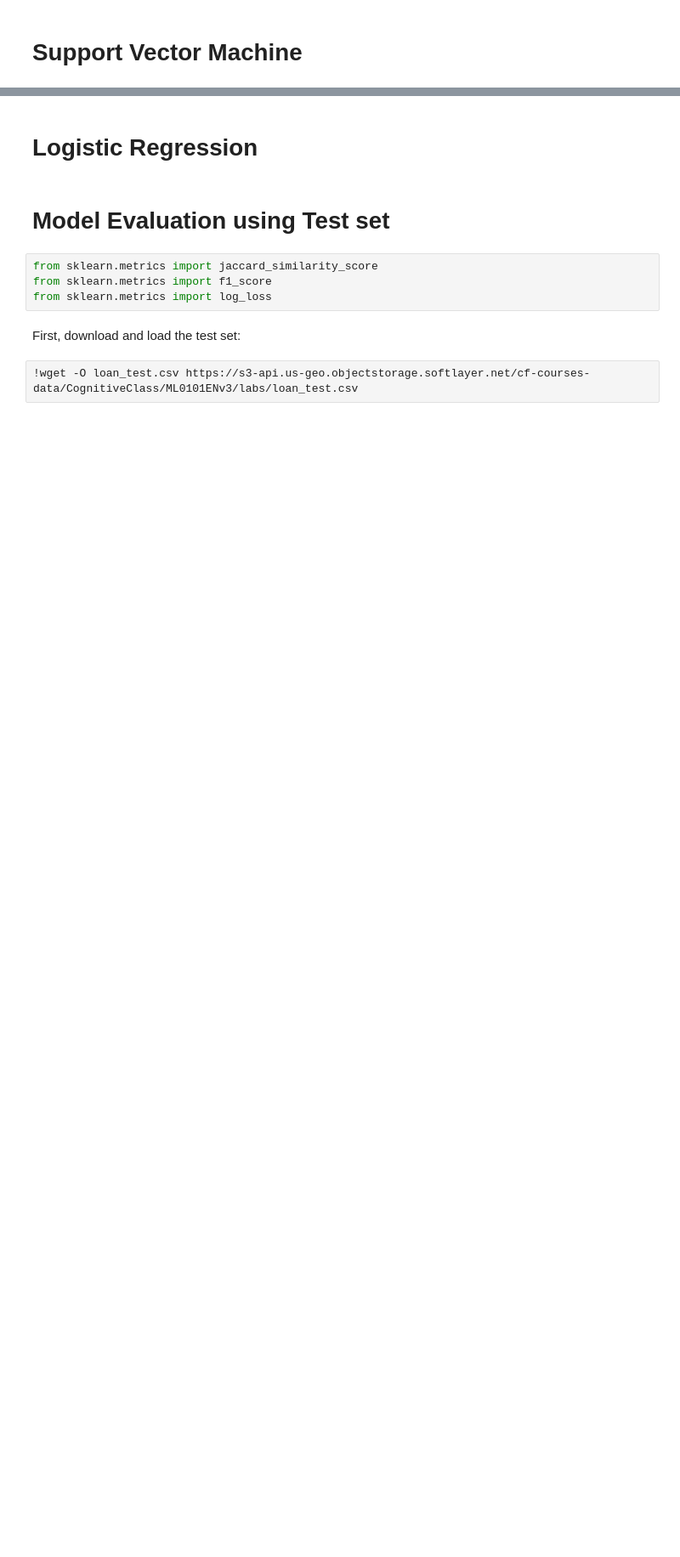
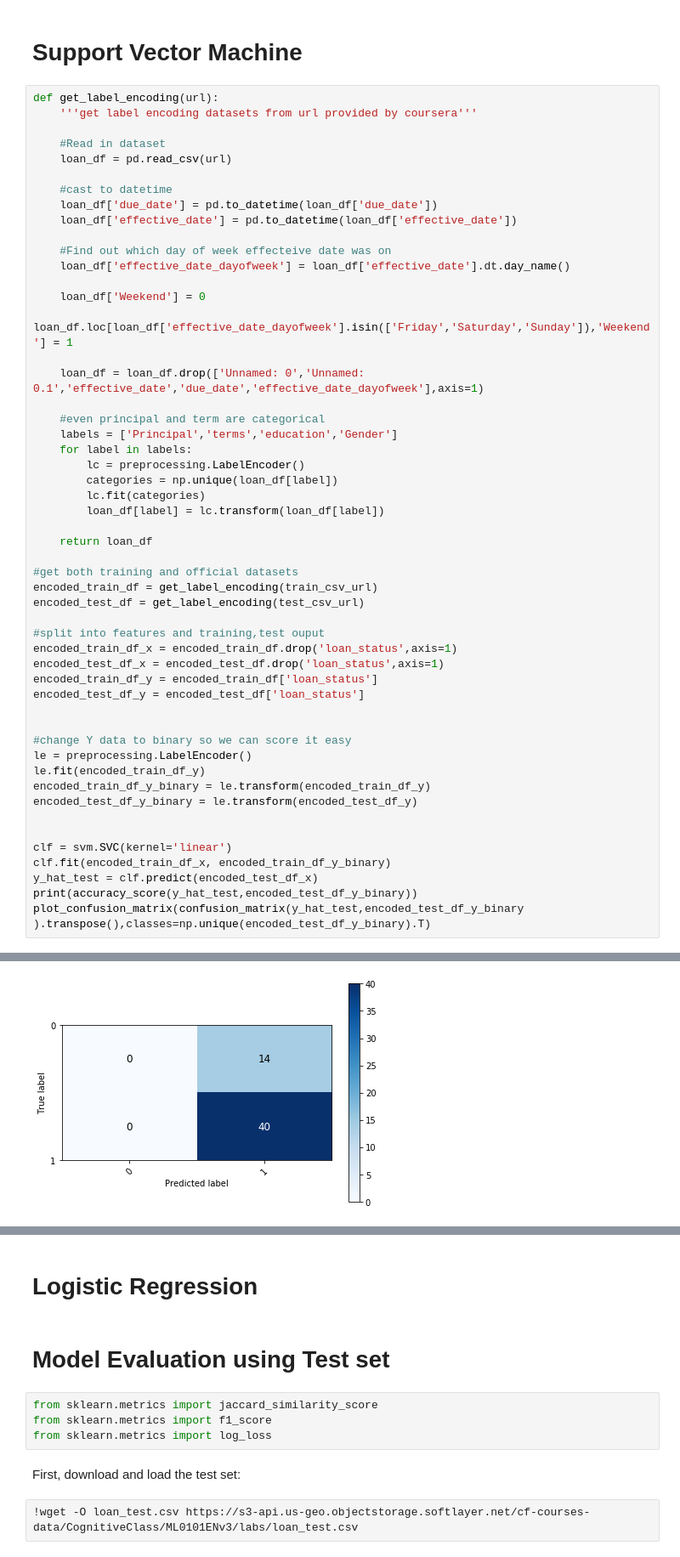
Before and after one commit to jwillis0720/CourseraJRW, a Jupyter notebook: IBM/MachineLearningwPython/week6_final/ML0101EN-Proj-Loan-py-v1.ipynb, the cells around one changed output, grey strips where cells are left out. Shown at 85% size. Cells and saved outputs as stored; diff of their text form; blank space fills up the shorter version.

```diff
--- a/IBM/MachineLearningwPython/week6_final/ML0101EN-Proj-Loan-py-v1.ipynb
+++ b/IBM/MachineLearningwPython/week6_final/ML0101EN-Proj-Loan-py-v1.ipynb
@@ -329,2 +403,55 @@ array(['PAIDOFF', 'PAIDOFF', 'PAIDOFF', 'PAIDOFF', 'COLLECTION',
 # %% [markdown]
 # Support Vector Machine
+# %%
+def get_label_encoding(url):
+    '''get label encoding datasets from url provided by coursera'''
+
+    #Read in dataset
+    loan_df = pd.read_csv(url)
+
+    #cast to datetime
+    loan_df['due_date'] = pd.to_datetime(loan_df['due_date'])
+    loan_df['effective_date'] = pd.to_datetime(loan_df['effective_date'])
+
+    #Find out which day of week effecteive date was on
+    loan_df['effective_date_dayofweek'] = loan_df['effective_date'].dt.day_name()
+
+    loan_df['Weekend'] = 0
+    loan_df.loc[loan_df['effective_date_dayofweek'].isin(['Friday','Saturday','Sunday']),'Weekend'] = 1
+
+    loan_df = loan_df.drop(['Unnamed: 0','Unnamed: 0.1','effective_date','due_date','effective_date_dayofweek'],axis=1)
+
+    #even principal and term are categorical
+    labels = ['Principal','terms','education','Gender']
+    for label in labels:
+        lc = preprocessing.LabelEncoder()
+        categories = np.unique(loan_df[label])
+        lc.fit(categories)
+        loan_df[label] = lc.transform(loan_df[label])
+
+    return loan_df
+
+#get both training and official datasets
+encoded_train_df = get_label_encoding(train_csv_url)
+encoded_test_df = get_label_encoding(test_csv_url)
+
+#split into features and training,test ouput
+encoded_train_df_x = encoded_train_df.drop('loan_status',axis=1)
+encoded_test_df_x = encoded_test_df.drop('loan_status',axis=1)
+encoded_train_df_y = encoded_train_df['loan_status']
+encoded_test_df_y = encoded_test_df['loan_status']
+
+
+#change Y data to binary so we can score it easy
+le = preprocessing.LabelEncoder()
+le.fit(encoded_train_df_y)
+encoded_train_df_y_binary = le.transform(encoded_train_df_y)
+encoded_test_df_y_binary = le.transform(encoded_test_df_y)
+
+
+clf = svm.SVC(kernel='linear')
+clf.fit(encoded_train_df_x, encoded_train_df_y_binary)
+y_hat_test = clf.predict(encoded_test_df_x)
+print(accuracy_score(y_hat_test,encoded_test_df_y_binary))
+plot_confusion_matrix(confusion_matrix(y_hat_test,encoded_test_df_y_binary ).transpose(),classes=np.unique(encoded_test_df_y_binary).T)
+# %% [output]
@@ -330,0 +460 @@ array(['PAIDOFF', 'PAIDOFF', 'PAIDOFF', 'PAIDOFF', 'COLLECTION',
+[figure, added]
```
Also changed, not shown: parts of 25 cells of this notebook, 1 other file.
